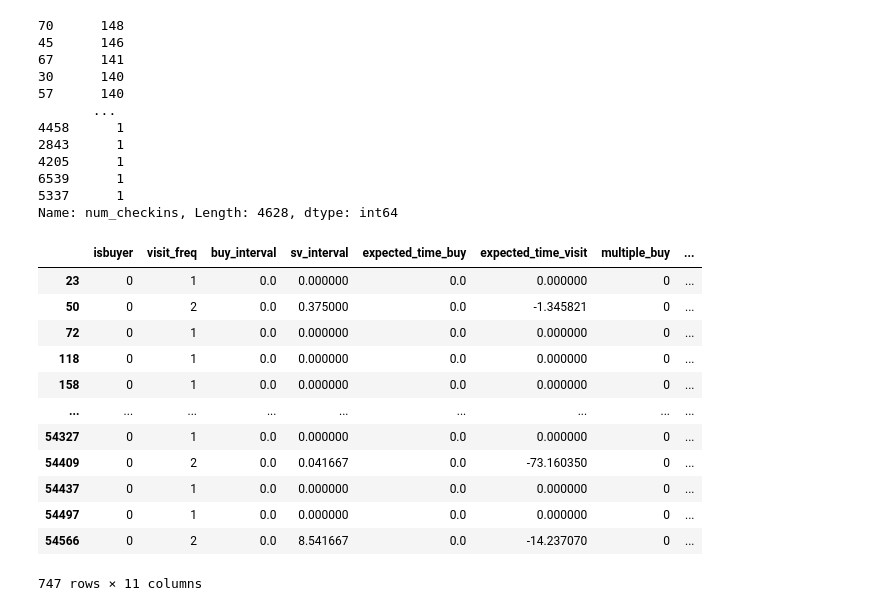
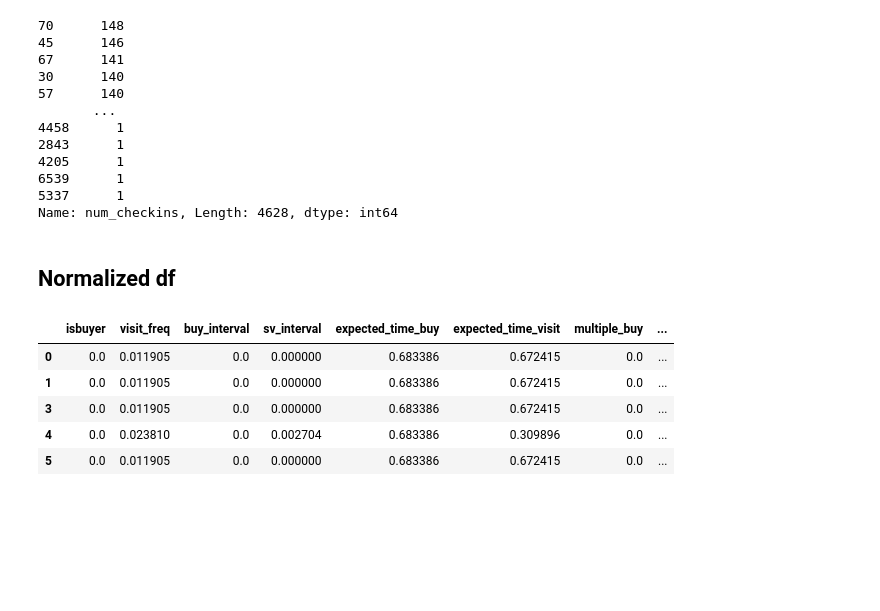
Before and after one commit to Cristinamulas/predicting-behavior-of-new-costumers-based-on-cookies-data, a Jupyter notebook: First Notebook.ipynb, the cells around one changed output. Saved outputs shown, nothing was run; the diff lists cells and outputs as text; code cells hidden in the pictures; blank space fills up the shorter version.

```diff
--- a/First Notebook.ipynb
+++ b/First Notebook.ipynb
@@ -436,19 +452,3 @@ df['num_checkins'].value_counts()
 6539      1
 5337      1
 Name: num_checkins, Length: 4628, dtype: int64
-# %%
-df[df['uniq_urls']== -1]
-# %% [output]
-|  | isbuyer | visit_freq | buy_interval | sv_interval | expected_time_buy | expected_time_visit | multiple_buy | ... |
-| 23 | 0 | 1 | 0.0 | 0.000000 | 0.0 | 0.000000 | 0 | ... |
-| 50 | 0 | 2 | 0.0 | 0.375000 | 0.0 | -1.345821 | 0 | ... |
-| 72 | 0 | 1 | 0.0 | 0.000000 | 0.0 | 0.000000 | 0 | ... |
-| 118 | 0 | 1 | 0.0 | 0.000000 | 0.0 | 0.000000 | 0 | ... |
-| 158 | 0 | 1 | 0.0 | 0.000000 | 0.0 | 0.000000 | 0 | ... |
-| ... | ... | ... | ... | ... | ... | ... | ... | ... |
-| 54327 | 0 | 1 | 0.0 | 0.000000 | 0.0 | 0.000000 | 0 | ... |
-| 54409 | 0 | 2 | 0.0 | 0.041667 | 0.0 | -73.160350 | 0 | ... |
-| 54437 | 0 | 1 | 0.0 | 0.000000 | 0.0 | 0.000000 | 0 | ... |
-| 54497 | 0 | 1 | 0.0 | 0.000000 | 0.0 | 0.000000 | 0 | ... |
-| 54566 | 0 | 2 | 0.0 | 8.541667 | 0.0 | -14.237070 | 0 | ... |
-747 rows × 11 columns
@@ -471,0 +455,11 @@ df[df['uniq_urls']== -1]
+# %% [markdown]
+## Normalized df
+# %%
+normalizad_features(df)
+# %% [output]
+|  | isbuyer | visit_freq | buy_interval | sv_interval | expected_time_buy | expected_time_visit | multiple_buy | ... |
+| 0 | 0.0 | 0.011905 | 0.0 | 0.000000 | 0.683386 | 0.672415 | 0.0 | ... |
+| 1 | 0.0 | 0.011905 | 0.0 | 0.000000 | 0.683386 | 0.672415 | 0.0 | ... |
+| 3 | 0.0 | 0.011905 | 0.0 | 0.000000 | 0.683386 | 0.672415 | 0.0 | ... |
+| 4 | 0.0 | 0.023810 | 0.0 | 0.002704 | 0.683386 | 0.309896 | 0.0 | ... |
+| 5 | 0.0 | 0.011905 | 0.0 | 0.000000 | 0.683386 | 0.672415 | 0.0 | ... |
```
Also changed, not shown: parts of 14 cells of this notebook, 1 other file.
